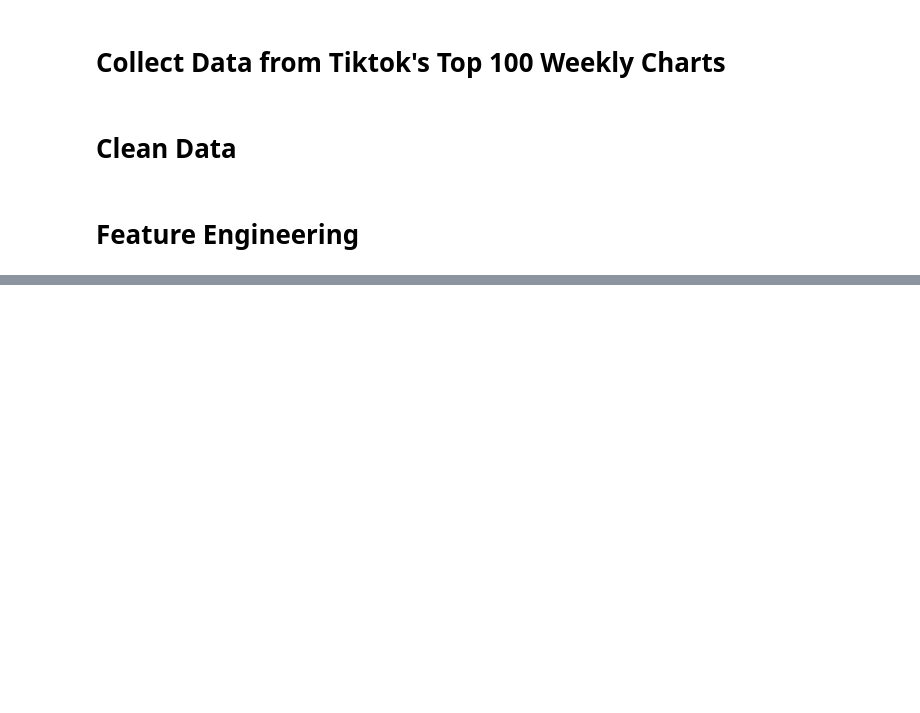
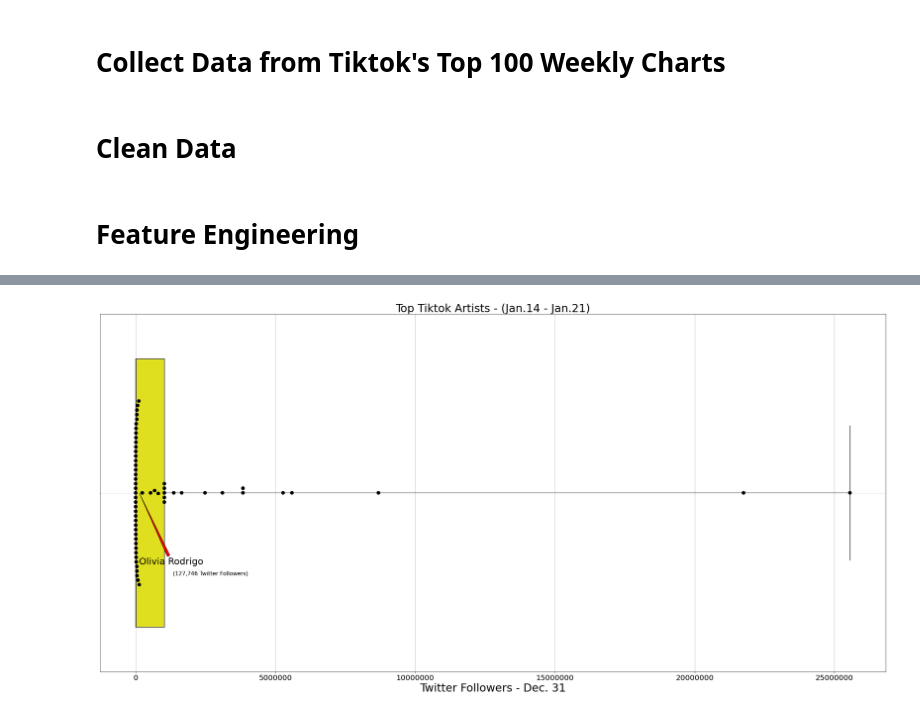
Before and after one commit to jacksonbull87/bull-analytics, a Jupyter notebook: blog3/Code for Blog3.ipynb, the cells around one changed output, grey strips where cells are left out. Saved outputs shown, nothing was run; the diff lists cells and outputs as text; code cells hidden in the pictures; blank space fills up the shorter version.

```diff
--- a/blog3/Code for Blog3.ipynb
+++ b/blog3/Code for Blog3.ipynb
@@ -97,0 +294,40 @@ for track_id in parsed_data['cm_id']:
+# %%
+from matplotlib.pyplot import *
+
+fig = figure(figsize=(30,15))  # define the figure window
+ax1  = fig.add_subplot(111)   # define the axis
+sns.boxplot(top_tktracks['TW_f31'], fliersize=1,linewidth=2, whis=30,width=.75, color='yellow')
+sns.swarmplot(data=top_tktracks,x=top_tktracks['TW_f31'], color='black', size=10)
+plt.title('Top Tiktok Artists - (Jan.14 - Jan.21)', fontsize=30)
+plt.xlabel('Twitter Followers - Dec. 31', fontsize=30)
+plt.ticklabel_format(style='plain', axis='x', ) #change xaxis from sci to plain style
+
+#annotate outlier data point
+plt.annotate('Olivia Rodrigo',xy=(127746.0,0),xytext=(127746.0,.2) ,arrowprops=dict(facecolor='red', arrowstyle='wedge'),
+                                                                                       fontsize=25)
+plt.annotate('(127,746 Twitter Followers)',xy=(127746.0,0),xytext=(1327846.0,.23),
+                                                                                       fontsize=15)
+# #annotate records who start below the third quartile on the 31st and end up above the third quartile after tiktok
+# num=0
+# ya=.1
+# yb=.1
+# for track in top_tktracks.iterrows():
+#     if track[1]['TW_f31'] <= top_tktracks['TW_f31'].quantile(.75) and track[1]['TW_f21'] > top_tktracks['TW_f21'].quantile(.75):
+#         if (num % 2) == 0:
+#             plt.annotate(track[1]['artist'], xy=(track[1]['TW_f31'], 0),xytext=(track[1]['TW_f31'], ya),
+#                      arrowprops=dict(facecolor='red', arrowstyle='wedge'), fontsize=30)
+#             num+=1
+#             ya+=.1
+#         else:
+#             plt.annotate(track[1]['artist'], xy=(track[1]['TW_f31'], 0),xytext=(track[1]['TW_f31'], yb),
+#                      arrowprops=dict(facecolor='red', arrowstyle='wedge'), fontsize=30)
+#             num+=1
+#             yb+=.1
+
+plt.tick_params(axis='x', which='major', labelsize=20)
+plt.grid(axis='both')
+plt.savefig('visuals/tw_f31.jpeg')
+plt.tight_layout()
+plt.show()
+# %% [output]
+[figure, added]
```
Also changed, not shown: parts of 58 cells of this notebook.
